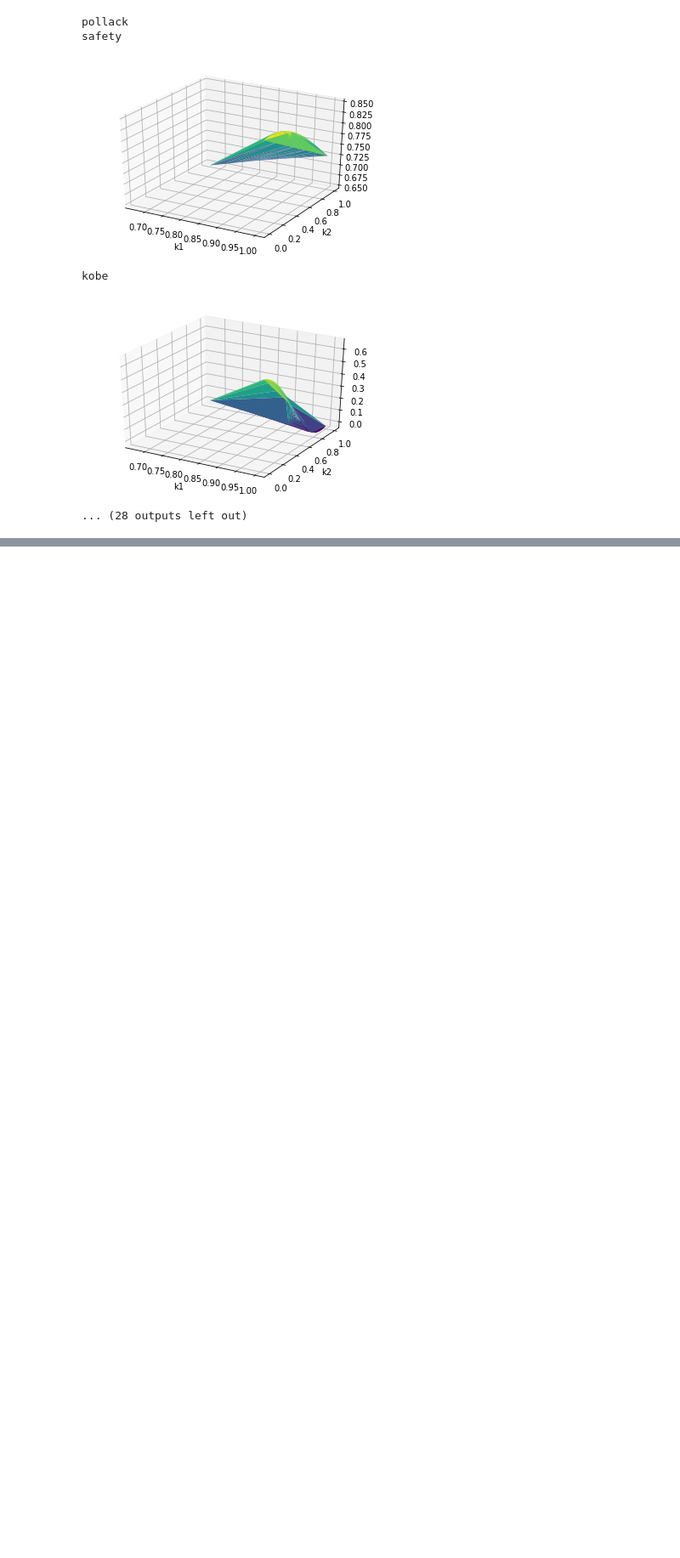
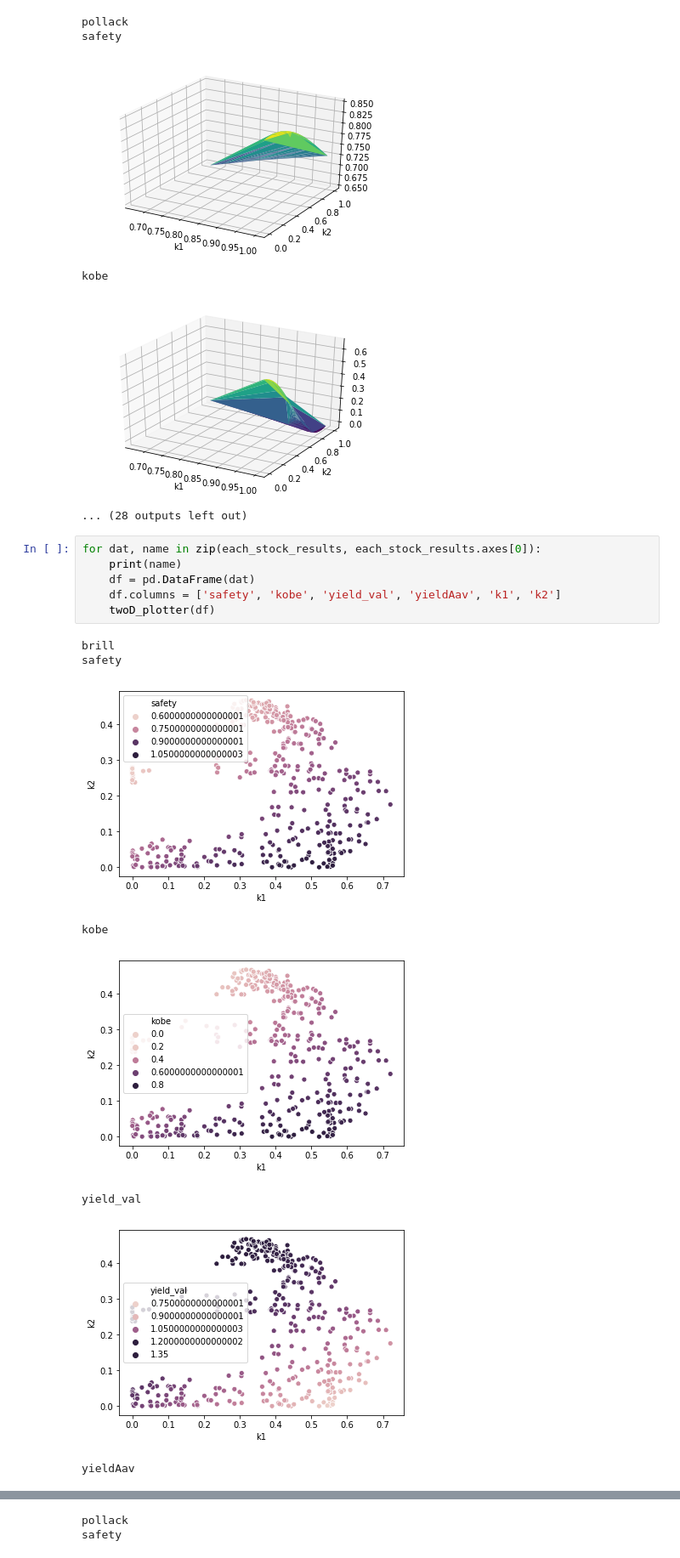
Before and after one commit to alexanderkell/fish-stock-optimiser, a Jupyter notebook: notebooks/2.0-ajmk-NSGA-II.ipynb, the cells around one changed output, grey strips where cells are left out. Shown at 85% size. Drawn from its saved outputs; the diff is of its cells as text; blank space fills up the shorter version.

```diff
--- a/notebooks/2.0-ajmk-NSGA-II.ipynb
+++ b/notebooks/2.0-ajmk-NSGA-II.ipynb
@@ -374,3 +365,18 @@ safety
 kobe
 [figure]
 ... (28 outputs left out)
+# %%
+for dat, name in zip(each_stock_results, each_stock_results.axes[0]):
+    print(name)
+    df = pd.DataFrame(dat)
+    df.columns = ['safety', 'kobe', 'yield_val', 'yieldAav', 'k1', 'k2']
+    twoD_plotter(df)
+# %% [output]
+brill
+safety
+[figure, added]
+kobe
+[figure, added]
+yield_val
+[figure, added]
+yieldAav
@@ -376,0 +384,2 @@ kobe
+pollack
+safety
```
Also changed, not shown: parts of 7 cells of this notebook.
